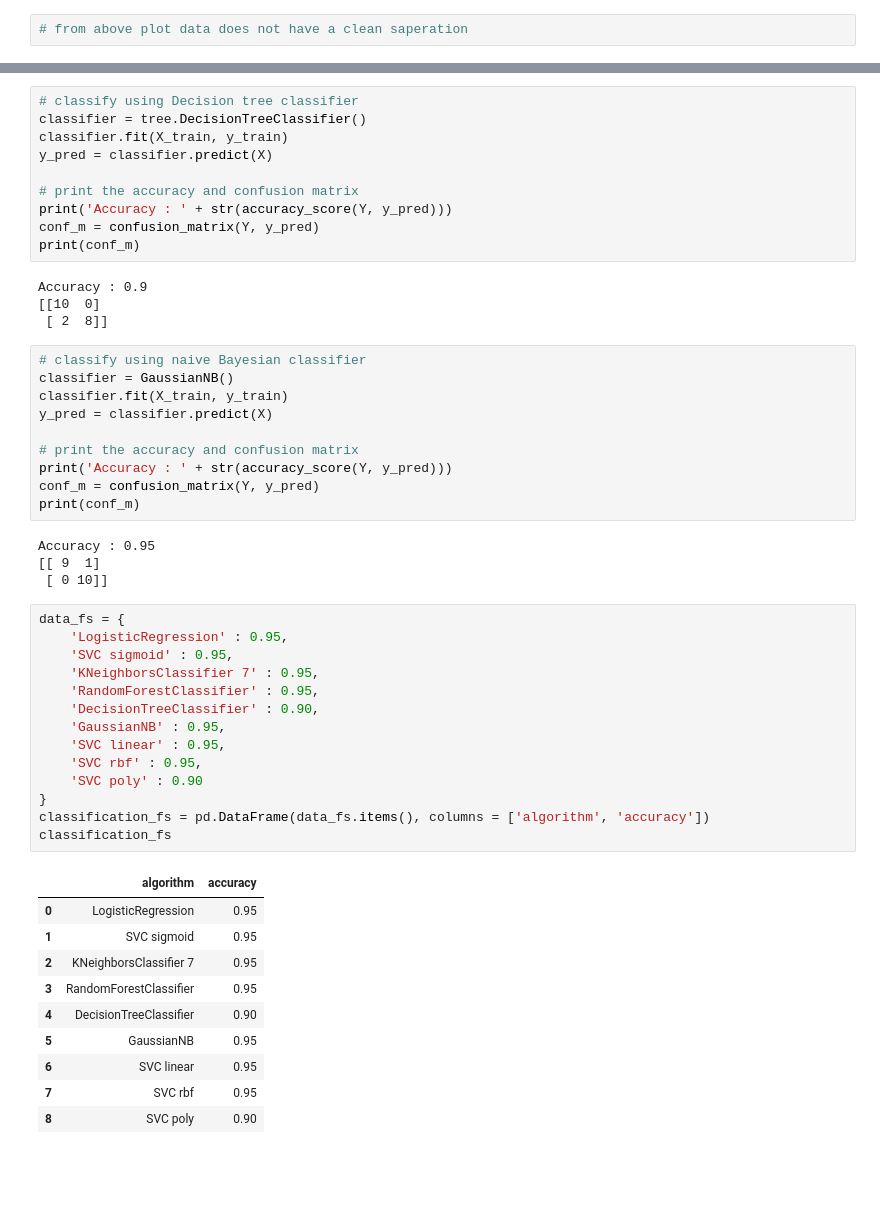
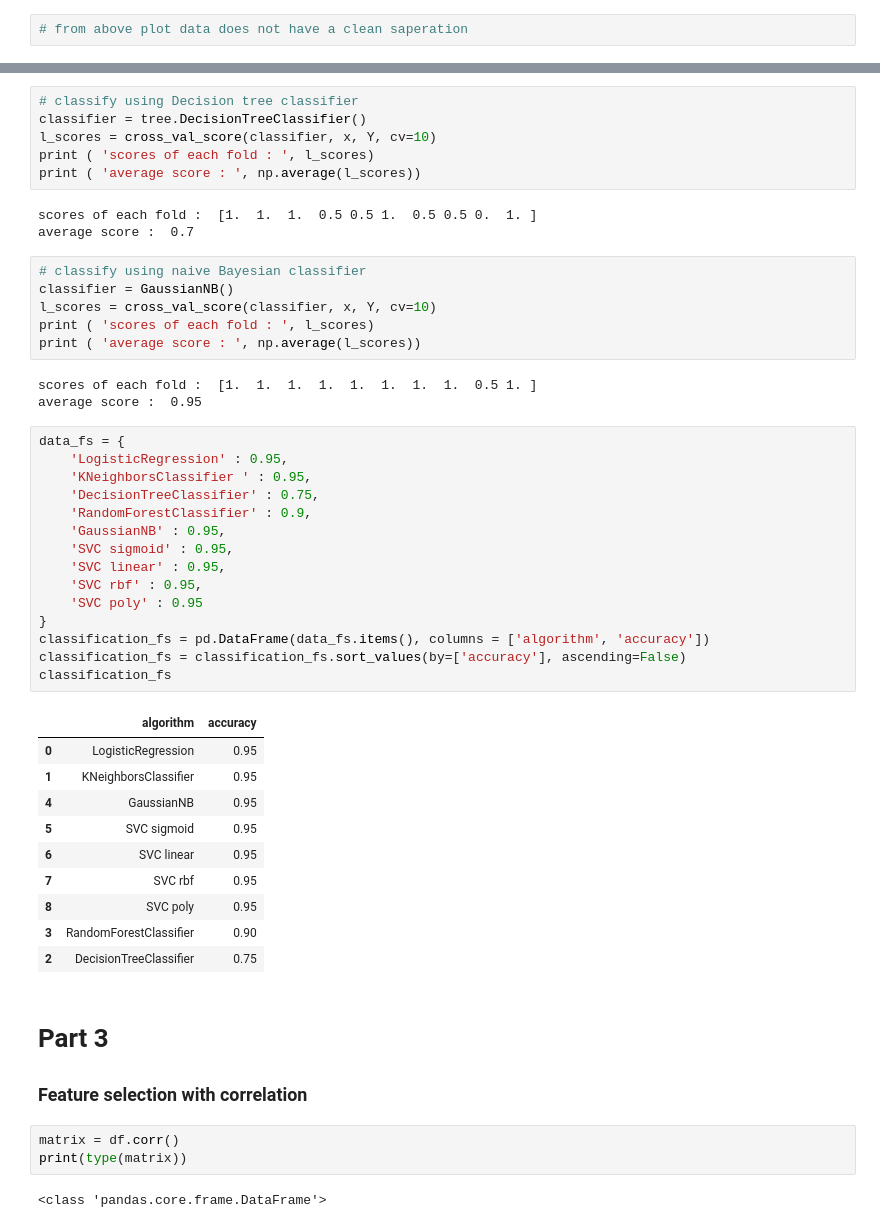
Before and after one commit to krishnakumar1612/music_genre_classification, a Jupyter notebook: notebook/music_genre_classification.ipynb, the cells around one changed output, grey strips where cells are left out. Cells and saved outputs as stored; diff of their text form; blank space fills up the shorter version.

```diff
--- a/notebook/music_genre_classification.ipynb
+++ b/notebook/music_genre_classification.ipynb
@@ -536,53 +433,52 @@ Accuracy : 0.95
 # %%
 # classify using Decision tree classifier
 classifier = tree.DecisionTreeClassifier()
-classifier.fit(X_train, y_train)
-y_pred = classifier.predict(X)
-
-# print the accuracy and confusion matrix
-print('Accuracy : ' + str(accuracy_score(Y, y_pred)))
-conf_m = confusion_matrix(Y, y_pred)
-print(conf_m)
+l_scores = cross_val_score(classifier, x, Y, cv=10)
+print ( 'scores of each fold : ', l_scores)
+print ( 'average score : ', np.average(l_scores))
 # %% [output]
-Accuracy : 0.9
-[[10  0]
- [ 2  8]]
+scores of each fold :  [1.  1.  1.  0.5 0.5 1.  0.5 0.5 0.  1. ]
+average score :  0.7
 # %%
 # classify using naive Bayesian classifier
 classifier = GaussianNB()
-classifier.fit(X_train, y_train)
-y_pred = classifier.predict(X)
-
-# print the accuracy and confusion matrix
-print('Accuracy : ' + str(accuracy_score(Y, y_pred)))
-conf_m = confusion_matrix(Y, y_pred)
-print(conf_m)
+l_scores = cross_val_score(classifier, x, Y, cv=10)
+print ( 'scores of each fold : ', l_scores)
+print ( 'average score : ', np.average(l_scores))
 # %% [output]
-Accuracy : 0.95
-[[ 9  1]
- [ 0 10]]
+scores of each fold :  [1.  1.  1.  1.  1.  1.  1.  1.  0.5 1. ]
+average score :  0.95
 # %%
 data_fs = {
     'LogisticRegression' : 0.95,
+    'KNeighborsClassifier ' : 0.95,
+    'DecisionTreeClassifier' : 0.75,
+    'RandomForestClassifier' : 0.9,
+    'GaussianNB' : 0.95,
     'SVC sigmoid' : 0.95,
-    'KNeighborsClassifier 7' : 0.95,
-    'RandomForestClassifier' : 0.95,
-    'DecisionTreeClassifier' : 0.90,
-    'GaussianNB' : 0.95,
     'SVC linear' : 0.95,
     'SVC rbf' : 0.95,
-    'SVC poly' : 0.90
+    'SVC poly' : 0.95
 }
 classification_fs = pd.DataFrame(data_fs.items(), columns = ['algorithm', 'accuracy'])
+classification_fs = classification_fs.sort_values(by=['accuracy'], ascending=False)
 classification_fs
 # %% [output]
 |  | algorithm | accuracy |
 | 0 | LogisticRegression | 0.95 |
-| 1 | SVC sigmoid | 0.95 |
-| 2 | KNeighborsClassifier 7 | 0.95 |
-| 3 | RandomForestClassifier | 0.95 |
-| 4 | DecisionTreeClassifier | 0.90 |
-| 5 | GaussianNB | 0.95 |
+| 1 | KNeighborsClassifier | 0.95 |
+| 4 | GaussianNB | 0.95 |
+| 5 | SVC sigmoid | 0.95 |
 | 6 | SVC linear | 0.95 |
 | 7 | SVC rbf | 0.95 |
-| 8 | SVC poly | 0.90 |
+| 8 | SVC poly | 0.95 |
+| 3 | RandomForestClassifier | 0.90 |
+| 2 | DecisionTreeClassifier | 0.75 |
+# %% [markdown]
+# Part 3
+### Feature selection with correlation
+# %%
+matrix = df.corr()
+print(type(matrix))
+# %% [output]
+<class 'pandas.core.frame.DataFrame'>
```
Also changed, not shown: parts of 63 cells of this notebook.
